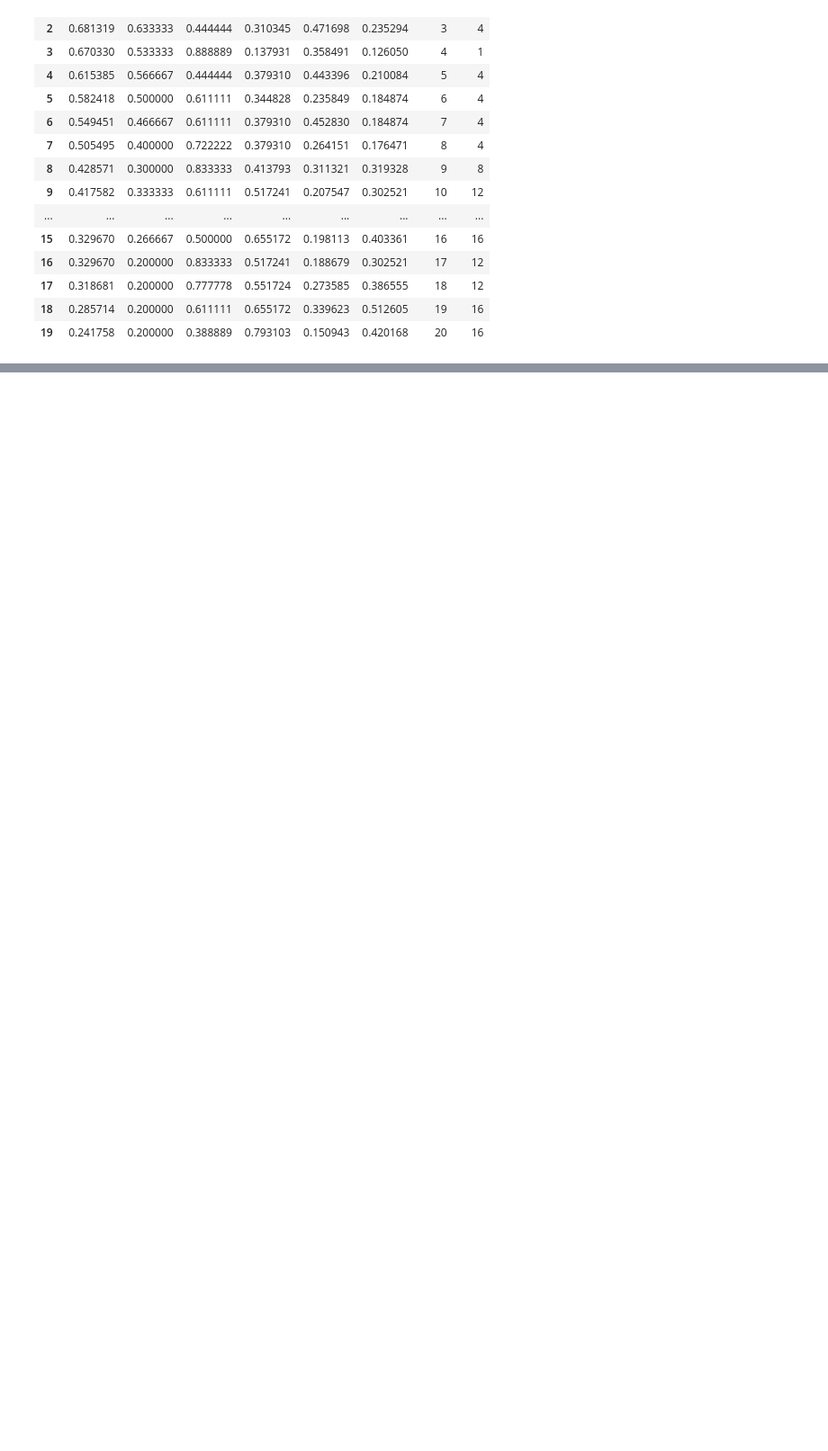
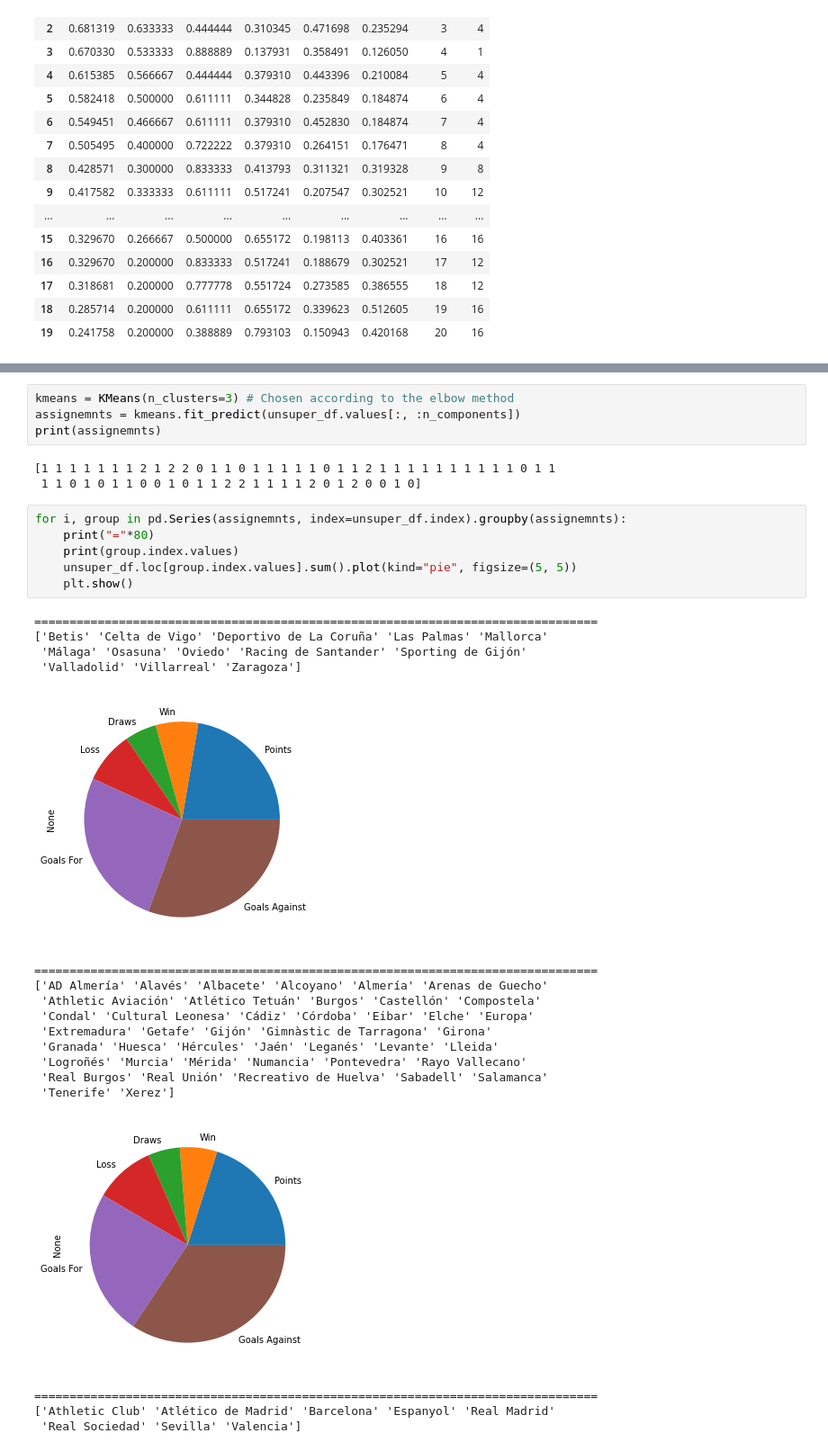
Before and after one commit to Dudi-kreis/Data-science-project, a Jupyter notebook: Spanish League.ipynb, the cells around one changed output, grey strips where cells are left out. Shown: that part at 90% size. Saved outputs shown, nothing was run; the diff lists cells and outputs as text; blank space fills up the shorter version.

```diff
--- a/Spanish League.ipynb
+++ b/Spanish League.ipynb
@@ -669,0 +736,32 @@ df_2022
+# %%
+kmeans = KMeans(n_clusters=3) # Chosen according to the elbow method
+assignemnts = kmeans.fit_predict(unsuper_df.values[:, :n_components])
+print(assignemnts)
+# %% [output]
+[1 1 1 1 1 1 1 2 1 2 2 0 1 1 0 1 1 1 1 1 0 1 1 2 1 1 1 1 1 1 1 1 1 1 0 1 1
+ 1 1 0 1 0 1 1 0 0 1 0 1 1 2 2 1 1 1 1 2 0 1 2 0 0 1 0]
+# %%
+for i, group in pd.Series(assignemnts, index=unsuper_df.index).groupby(assignemnts):
+    print("="*80)
+    print(group.index.values)
+    unsuper_df.loc[group.index.values].sum().plot(kind="pie", figsize=(5, 5))
+    plt.show()
+# %% [output]
+================================================================================
+['Betis' 'Celta de Vigo' 'Deportivo de La Coruña' 'Las Palmas' 'Mallorca'
+ 'Málaga' 'Osasuna' 'Oviedo' 'Racing de Santander' 'Sporting de Gijón'
+ 'Valladolid' 'Villarreal' 'Zaragoza']
+[figure, added]
+================================================================================
+['AD Almería' 'Alavés' 'Albacete' 'Alcoyano' 'Almería' 'Arenas de Guecho'
+ 'Athletic Aviación' 'Atlético Tetuán' 'Burgos' 'Castellón' 'Compostela'
+ 'Condal' 'Cultural Leonesa' 'Cádiz' 'Córdoba' 'Eibar' 'Elche' 'Europa'
+ 'Extremadura' 'Getafe' 'Gijón' 'Gimnàstic de Tarragona' 'Girona'
+ 'Granada' 'Huesca' 'Hércules' 'Jaén' 'Leganés' 'Levante' 'Lleida'
+ 'Logroñés' 'Murcia' 'Mérida' 'Numancia' 'Pontevedra' 'Rayo Vallecano'
+ 'Real Burgos' 'Real Unión' 'Recreativo de Huelva' 'Sabadell' 'Salamanca'
+ 'Tenerife' 'Xerez']
+[figure, added]
+================================================================================
+['Athletic Club' 'Atlético de Madrid' 'Barcelona' 'Espanyol' 'Real Madrid'
+ 'Real Sociedad' 'Sevilla' 'Valencia']
```
Also changed, not shown: parts of 18 cells of this notebook, 1 other file.
